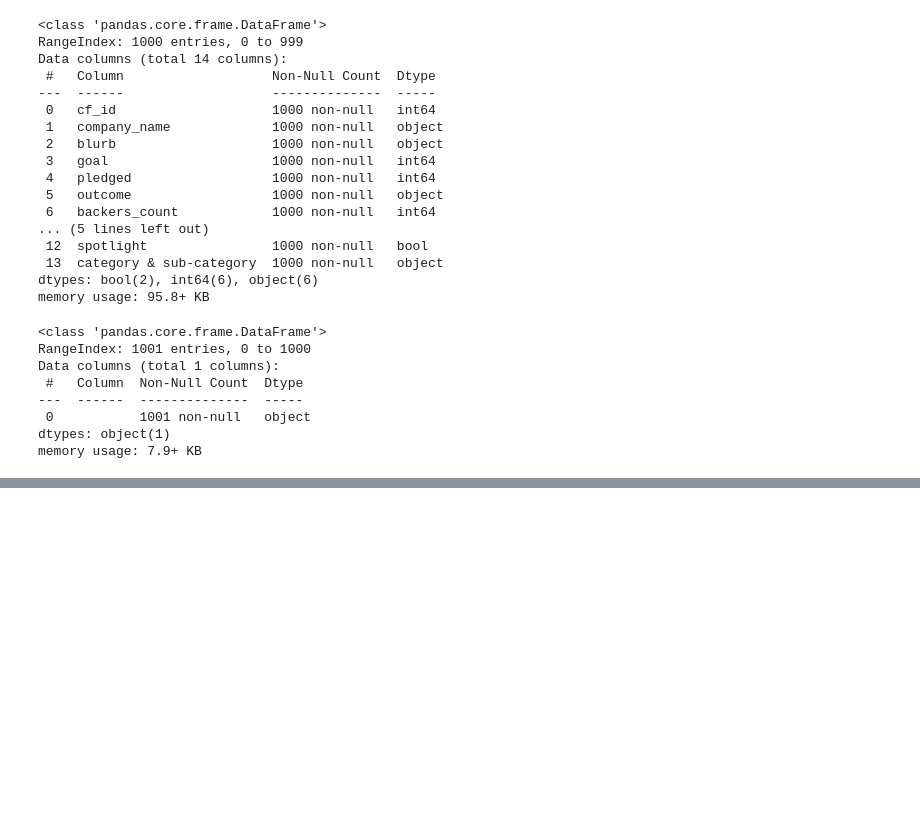
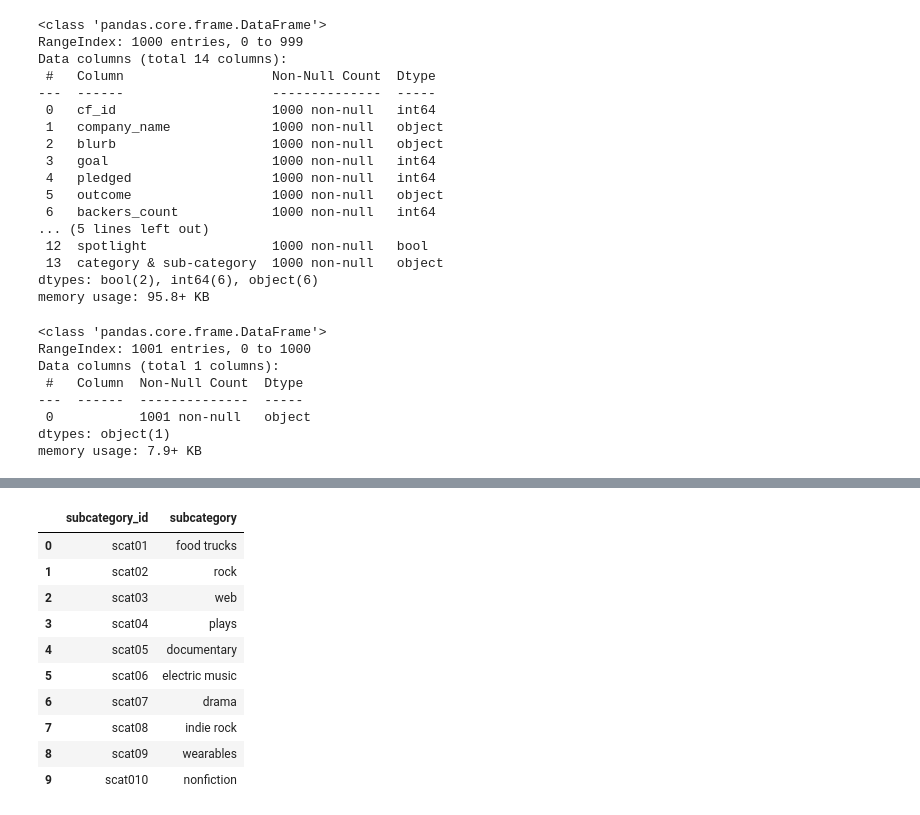
Before and after one commit to NikkoB702/Crowdfunding-ETL, a Jupyter notebook: Crowdfunding-ETL/Crowdfunding-ETL-coursework.ipynb, the cells around one changed output, grey strips where cells are left out. Drawn from its saved outputs; the diff is of its cells as text; code cells hidden in the pictures; blank space fills up the shorter version.

```diff
--- a/Crowdfunding-ETL/Crowdfunding-ETL-coursework.ipynb
+++ b/Crowdfunding-ETL/Crowdfunding-ETL-coursework.ipynb
@@ -98,0 +141,10 @@ memory usage: 7.9+ KB
+# %%
+# Get the unique categories and subcategories in separate lists.
+
+categories = crowdfunding_info_df["category"].unique()
+
+subcategories = crowdfunding_info_df["subcategory"].unique()
+
+print(categories)
+print()
+print(subcategories)
@@ -98,0 +160,12 @@ memory usage: 7.9+ KB
+# %%
+# create two numpy arrays for categories and subcategories
+# import Numpy dependency
+import numpy as np
+
+# create numpy arrays that have 1-10 for the category_ids and 1-25 for the subcategory_ids
+category_ids = np.arange(1, 10)
+
+subcategory_ids = np.arange(1, 25)
+
+print(category_ids)
+print(subcategory_ids)
@@ -98,0 +175,11 @@ memory usage: 7.9+ KB
+# %%
+# Use a list comprehension to add "cat0" to each category_id.
+
+cat_ids = ["cat0" + str(cat_id) for cat_id in category_ids]
+
+# Use a list comprehension to add "scat0" to each subcategory_id.
+
+scat_ids = ["scat0" + str(scat_id) for scat_id in subcategory_ids ]
+
+print(cat_ids)
+print(scat_ids)
@@ -98,0 +215,22 @@ memory usage: 7.9+ KB
+# %%
+# Create a subcategory DataFrame with the scat_ids array as the subcategory_id and subcategories list as the subcategory name.
+
+subcategory_df = pd.DataFrame({
+    "subcategory_id": scat_ids,
+    "subcategory" : subcategories
+})
+
+# print the first 10 subcategories
+subcategory_df.head(10)
+# %% [output]
+|  | subcategory_id | subcategory |
+| 0 | scat01 | food trucks |
+| 1 | scat02 | rock |
+| 2 | scat03 | web |
+| 3 | scat04 | plays |
+| 4 | scat05 | documentary |
+| 5 | scat06 | electric music |
+| 6 | scat07 | drama |
+| 7 | scat08 | indie rock |
+| 8 | scat09 | wearables |
+| 9 | scat010 | nonfiction |
```
Also changed, not shown: parts of 11 cells of this notebook, 2 other files.
